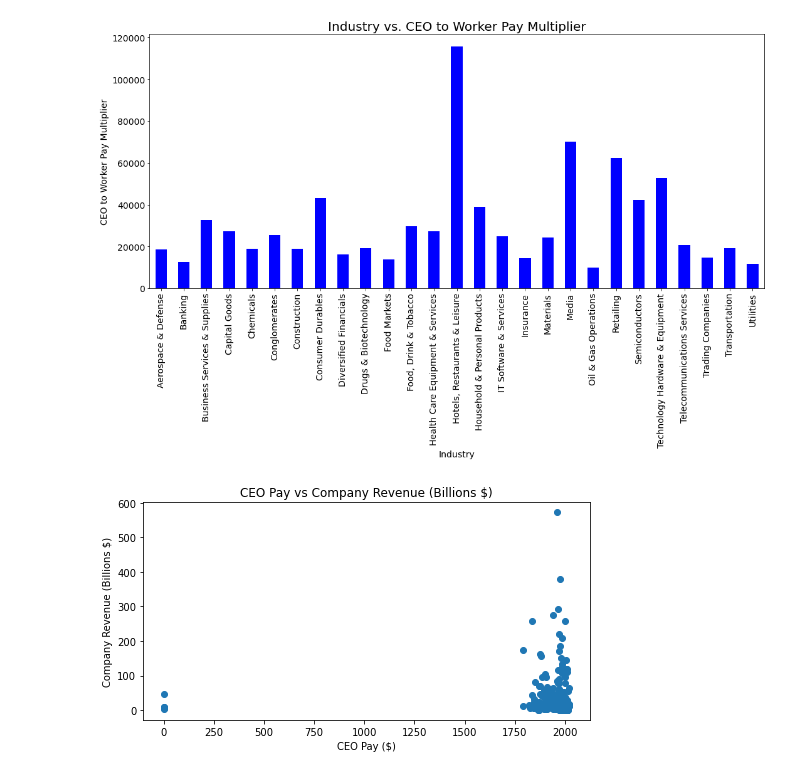
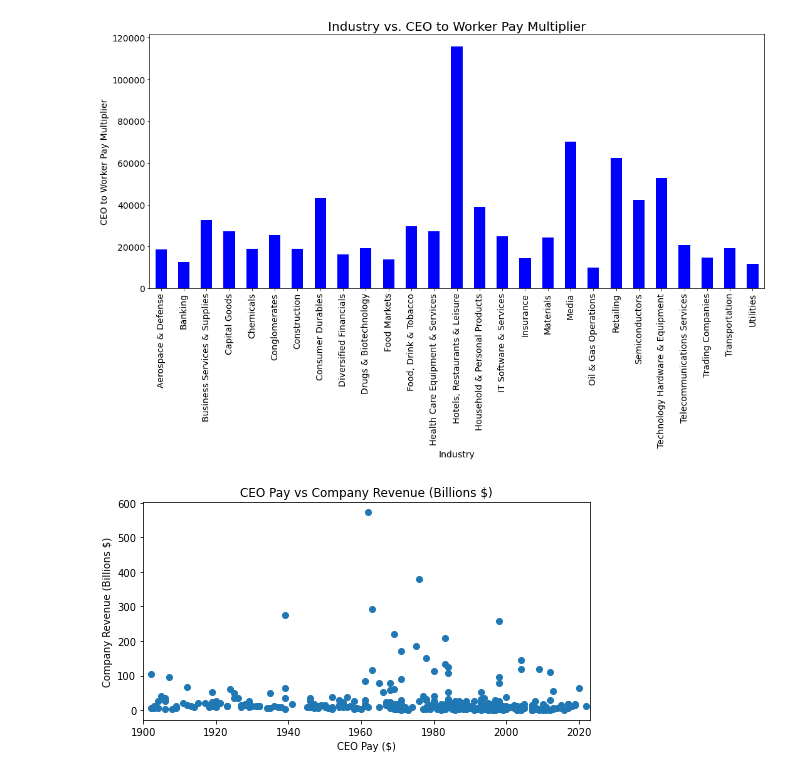
Before and after one commit to allison713/Group6_proj1, a Jupyter notebook: Data/datavisuals.ipynb, the cells around one changed output. Drawn from its saved outputs; the diff is of its cells as text; code cells hidden in the pictures.

```diff
--- a/Data/datavisuals.ipynb
+++ b/Data/datavisuals.ipynb
@@ -94,18 +121,19 @@ plt.show()
 # %%
 #Do companies founded before 1970 earn more than companies founded after 1970?
 #I picked 1970 arbitrarily lol it can change but you get what I'm going for
 #Need to change X axis range
 
 x_values = merged_df["Year Founded"]
 y_values = merged_df["Revenue (Billions)"]
 
 plt.figure(figsize = (8,4))
 plt.scatter(x_values,y_values)
 plt.xlabel("CEO Pay ($)")
 plt.ylabel("Company Revenue (Billions $)")
 plt.title("CEO Pay vs Company Revenue (Billions $)")
+plt.xlim([1900, 2023])
 #plt.xticks(rotation=90)
 # Change x axis labels to plain numbers, other option is "scientific"
 plt.ticklabel_format(axis='x',style='plain')
 # %% [output]
-[figure, old version]
+[figure, new version]
```
Also changed, not shown: parts of 5 cells of this notebook.
